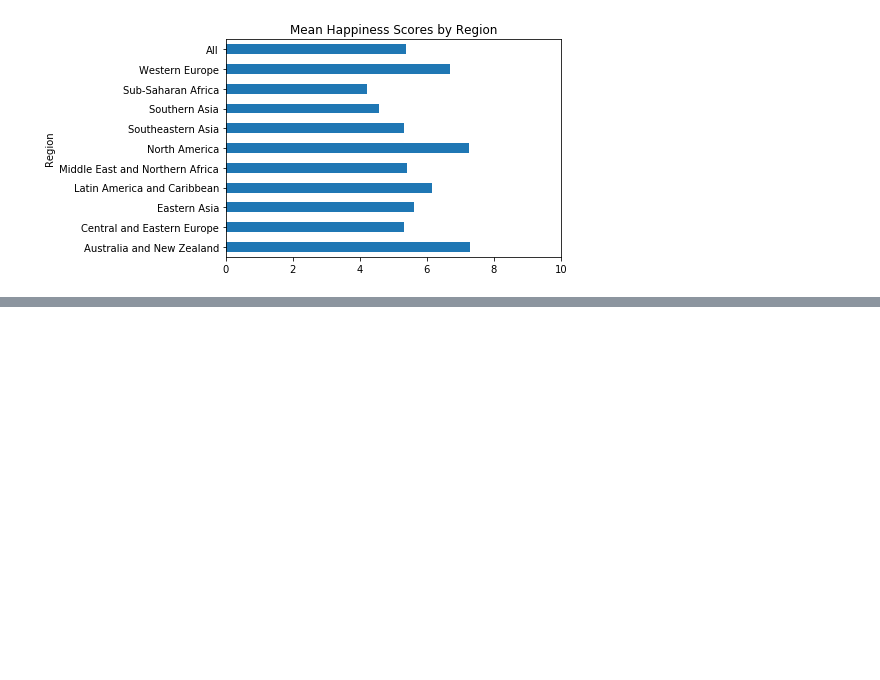
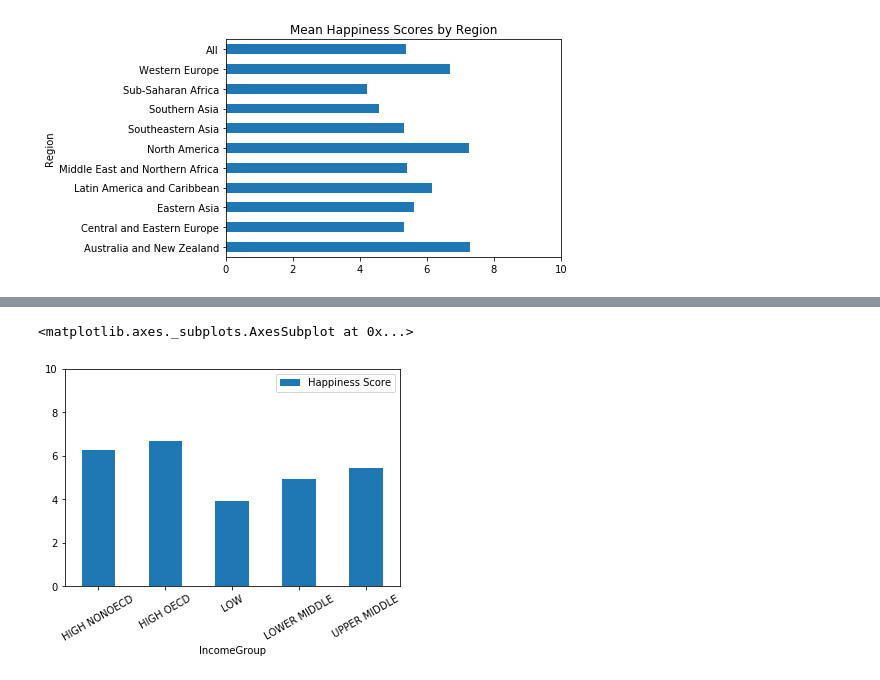
Before and after one commit to pratik-276/Data-Analysis-Projects, a Jupyter notebook: World Happiness Score Analysis/World Happiness Score.ipynb, the cells around one changed output, grey strips where cells are left out. Drawn from its saved outputs; the diff is of its cells as text; code cells hidden in the pictures; blank space fills up the shorter version.

```diff
--- a/World Happiness Score Analysis/World Happiness Score.ipynb
+++ b/World Happiness Score Analysis/World Happiness Score.ipynb
@@ -114,0 +125,10 @@ plt.show()
+# %%
+income = merged['IncomeGroup'].str.replace("income","")
+merged['IncomeGroup'] = income.str.replace(": ","").str.upper().str.strip()
+
+pv_incomes = merged.pivot_table(values='Happiness Score', index='IncomeGroup')
+
+pv_incomes.plot(kind='bar', rot=30, ylim=(0,10))
+# %% [output]
+<matplotlib.axes._subplots.AxesSubplot at 0x...>
+[figure, added]
```
Also changed, not shown: parts of 5 cells of this notebook.
